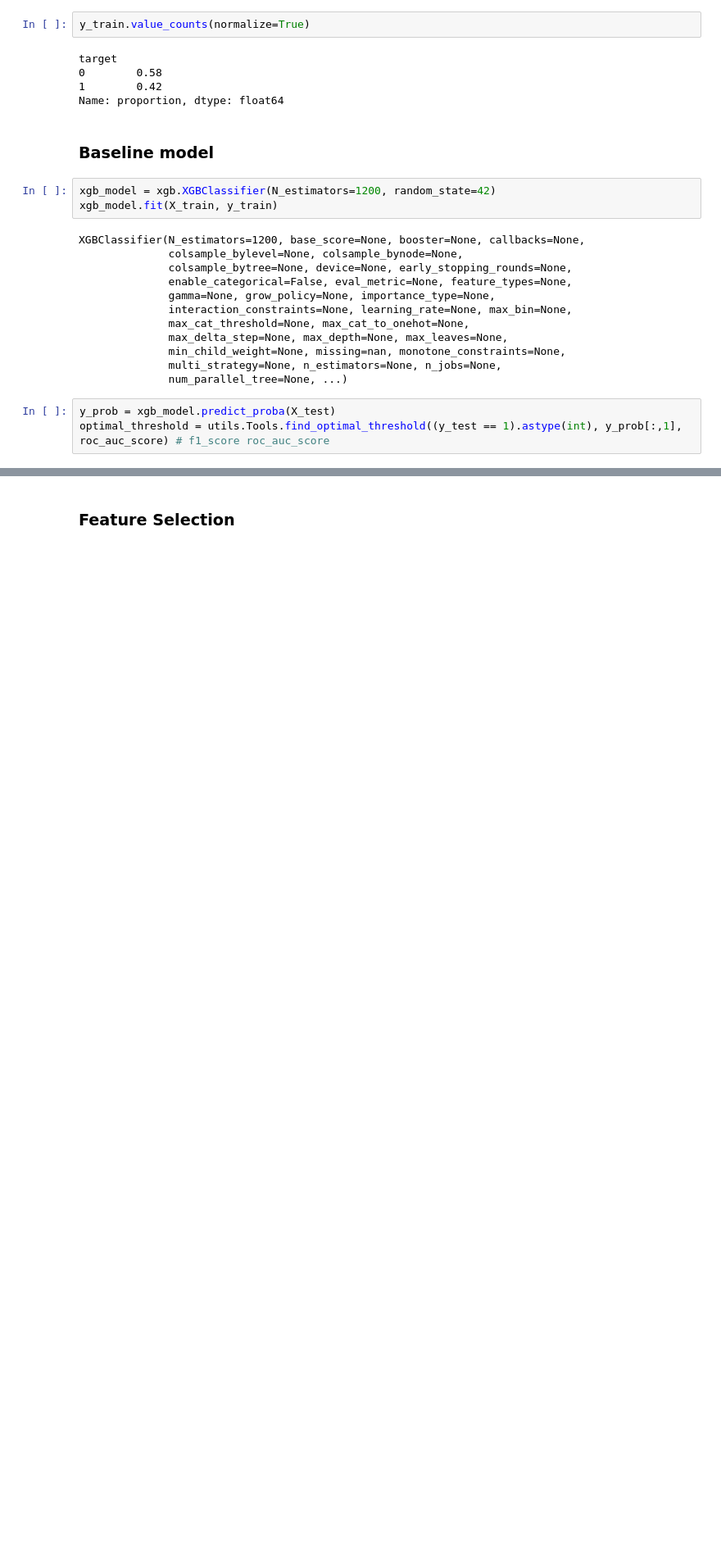
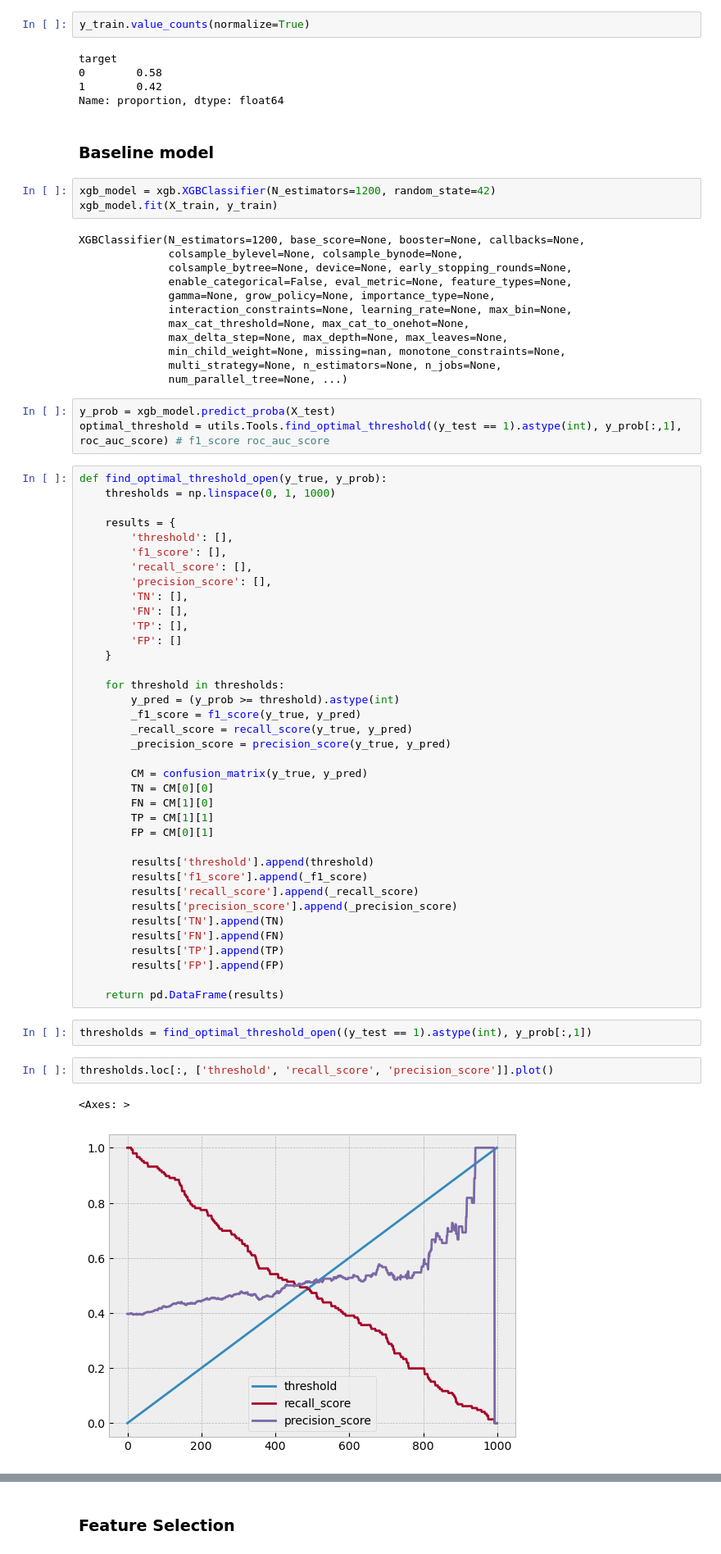
Before and after one commit to RobUngvari/dax-24-strat, a Jupyter notebook: proof_of_concept/[02] Feature Selection, Modeling, Hyperparameter tuning.ipynb, the cells around one changed output, grey strips where cells are left out. Shown: that part at 82% size. Saved outputs shown, nothing was run; the diff lists cells and outputs as text; blank space fills up the shorter version.

```diff
--- a/proof_of_concept/[02] Feature Selection, Modeling, Hyperparameter tuning.ipynb
+++ b/proof_of_concept/[02] Feature Selection, Modeling, Hyperparameter tuning.ipynb
@@ -74,3 +74,47 @@ XGBClassifier(N_estimators=1200, base_score=None, booster=None, callbacks=None,
 # %%
 y_prob = xgb_model.predict_proba(X_test)
 optimal_threshold = utils.Tools.find_optimal_threshold((y_test == 1).astype(int), y_prob[:,1], roc_auc_score) # f1_score roc_auc_score
+# %%
+def find_optimal_threshold_open(y_true, y_prob):
+    thresholds = np.linspace(0, 1, 1000)
+
+    results = {
+        'threshold': [],
+        'f1_score': [],
+        'recall_score': [],
+        'precision_score': [],
+        'TN': [],
+        'FN': [],
+        'TP': [],
+        'FP': []
+    }
+
+    for threshold in thresholds:
+        y_pred = (y_prob >= threshold).astype(int)
+        _f1_score = f1_score(y_true, y_pred)
+        _recall_score = recall_score(y_true, y_pred)
+        _precision_score = precision_score(y_true, y_pred)
+
+        CM = confusion_matrix(y_true, y_pred)
+        TN = CM[0][0]
+        FN = CM[1][0]
+        TP = CM[1][1]
+        FP = CM[0][1]
+
+        results['threshold'].append(threshold)
+        results['f1_score'].append(_f1_score)
+        results['recall_score'].append(_recall_score)
+        results['precision_score'].append(_precision_score)
+        results['TN'].append(TN)
+        results['FN'].append(FN)
+        results['TP'].append(TP)
+        results['FP'].append(FP)
+
+    return pd.DataFrame(results)
+# %%
+thresholds = find_optimal_threshold_open((y_test == 1).astype(int), y_prob[:,1])
+# %%
+thresholds.loc[:, ['threshold', 'recall_score', 'precision_score']].plot()
+# %% [output]
+<Axes: >
+[figure, added]
```
Also changed, not shown: parts of 54 cells of this notebook, 2 other files.
